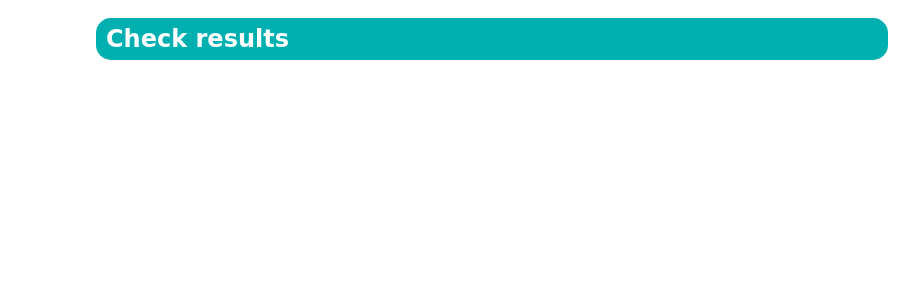
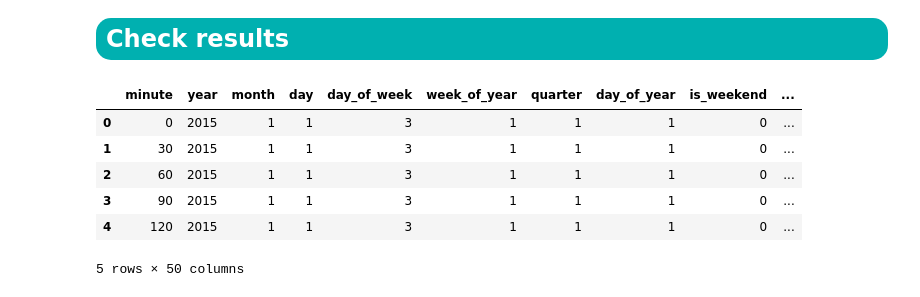
Before and after one commit to Isabel360/Disney, a Jupyter notebook: notebooks/model_training.ipynb, the cells around one changed output. Saved outputs shown, nothing was run; the diff lists cells and outputs as text; code cells hidden in the pictures; blank space fills up the shorter version.

```diff
--- a/notebooks/model_training.ipynb
+++ b/notebooks/model_training.ipynb
@@ -158,3 +247,13 @@ model = model_lr        # Adapt as you prefer.
 df_itp_dummies = pd.get_dummies(df_itp)
 feature_names = X.columns
 df_features = df_itp_dummies[[col for col in feature_names if col in df_itp_dummies.columns]]
+# %%
+df_features.head()
+# %% [output]
+|  | minute | year | month | day | day_of_week | week_of_year | quarter | day_of_year | is_weekend | ... |
+| 0 | 0 | 2015 | 1 | 1 | 3 | 1 | 1 | 1 | 0 | ... |
+| 1 | 30 | 2015 | 1 | 1 | 3 | 1 | 1 | 1 | 0 | ... |
+| 2 | 60 | 2015 | 1 | 1 | 3 | 1 | 1 | 1 | 0 | ... |
+| 3 | 90 | 2015 | 1 | 1 | 3 | 1 | 1 | 1 | 0 | ... |
+| 4 | 120 | 2015 | 1 | 1 | 3 | 1 | 1 | 1 | 0 | ... |
+5 rows × 50 columns
```
Also changed, not shown: parts of 25 cells of this notebook, 2 other files.
